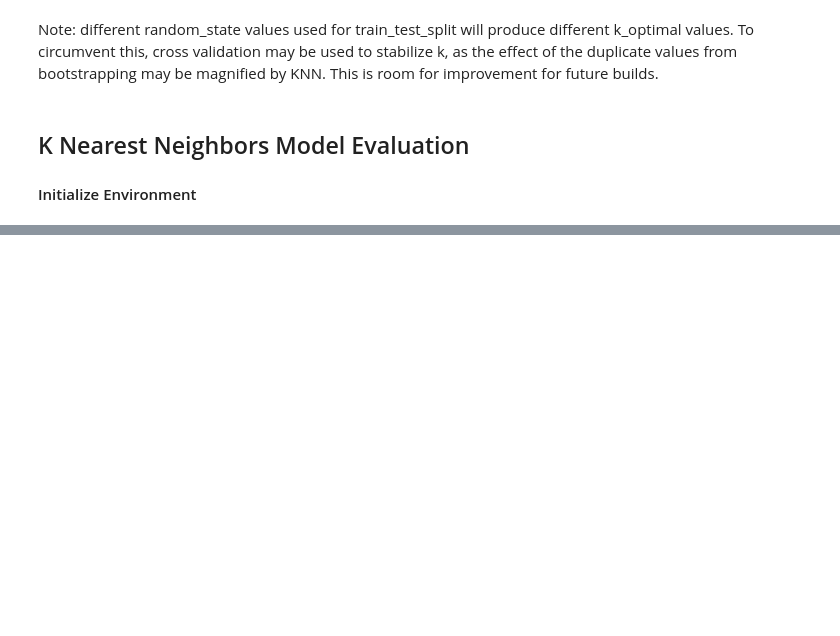
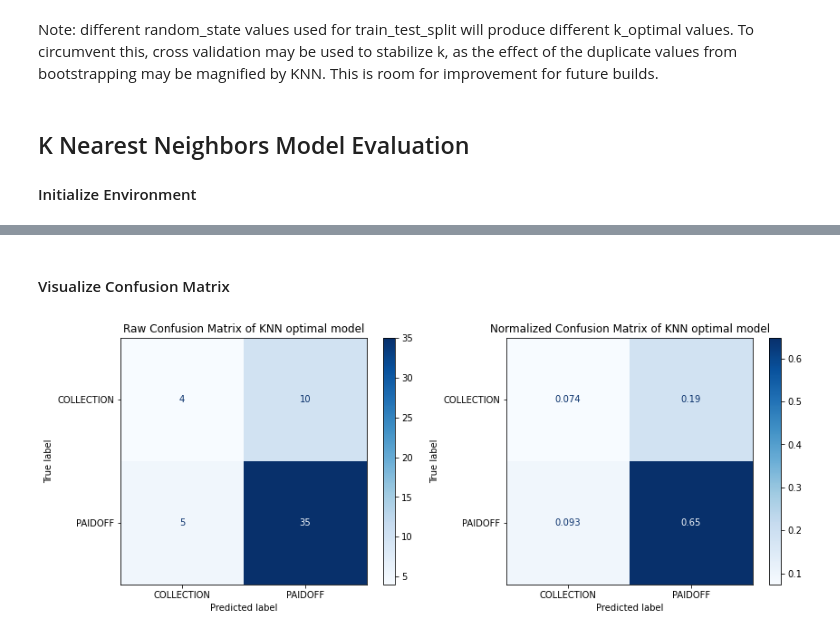
Before and after one commit to demic312/LoanDataProject, a Jupyter notebook: LoanData.ipynb, the cells around one changed output, grey strips where cells are left out. Cells and saved outputs as stored; diff of their text form; code cells hidden in the pictures; blank space fills up the shorter version.

Commit message:
Completed KNN Model Evaluation

```diff
--- a/LoanData.ipynb
+++ b/LoanData.ipynb
@@ -194,0 +215,8 @@ Note: different random_state values used for train_test_split will produce diffe
+# %%
+KNN_eval_df['eff_day_of_week'] = KNN_eval_df['effective_date'].dt.dayofweek
+
+KNN_eval_df.drop(KNN_eval_df.columns[[3, 4]], axis = 1, inplace = True);
+
+KNN_eval_df = KNN_eval_df[['loan_status', 'principal', 'terms', 'eff_day_of_week', 'age', 'education', 'gender']]
+
+display(KNN_eval_df.head())
@@ -194,0 +232,15 @@ Note: different random_state values used for train_test_split will produce diffe
+# %%
+KNN_eval_features_df = KNN_eval_df[['principal', 'terms', 'eff_day_of_week', 'age', 'gender', 'education']]
+KNN_eval_features = preprocessing.StandardScaler().fit(KNN_eval_features_df).transform(KNN_eval_features_df)
+KNN_eval_features_df = pd.DataFrame(KNN_eval_features)
+KNN_eval_features_df.set_axis(['principal', 'terms', 'eff_day_of_week', 'age', 'gender', 'education'], axis = 1, inplace = True)
+
+KNN_eval_target = KNN_eval_df['loan_status']
+KNN_eval_target_df = pd.DataFrame(KNN_eval_target)
+KNN_eval_target_df.set_axis(['loan_status'], axis = 1, inplace = True)
+
+print("Features:")
+display(KNN_eval_features_df.head())
+print()
+print("Target:")
+display(KNN_eval_target_df.head())
@@ -194,0 +264,7 @@ Note: different random_state values used for train_test_split will produce diffe
+# %%
+KNN_eval_predict = KNN_model.predict(KNN_eval_features)
+
+KNN_eval_predict_df = pd.DataFrame(KNN_eval_predict)
+KNN_eval_predict_df.set_axis(['predicted_loan_status'], axis = 1, inplace = True)
+
+display(KNN_eval_predict_df.head())
@@ -194,0 +278,19 @@ Note: different random_state values used for train_test_split will produce diffe
+# %% [markdown]
+#### Visualize Confusion Matrix
+# %%
+fig, ax = plt.subplots(1, 2, figsize = [7 * 2, 5 * 1])
+
+KNN_cm = confusion_matrix(KNN_eval_target, KNN_eval_predict, labels = KNN_model.classes_)
+KNN_cm_disp = ConfusionMatrixDisplay(confusion_matrix = KNN_cm, display_labels = KNN_model.classes_)
+KNN_cm_disp.plot(ax = ax[0], cmap = plt.cm.Blues)
+ax[0].title.set_text("Raw Confusion Matrix of KNN optimal model")
+
+KNN_cm_normalized = confusion_matrix(KNN_eval_target, KNN_eval_predict, normalize = 'all', labels = KNN_model.classes_)
+KNN_cm_normalized_disp = ConfusionMatrixDisplay(confusion_matrix = KNN_cm_normalized, display_labels = KNN_model.classes_)
+KNN_cm_normalized_disp.plot(ax = ax[1], cmap = plt.cm.Blues)
+ax[1].title.set_text("Normalized Confusion Matrix of KNN optimal model")
+
+plt.subplots_adjust(wspace = 0.2)
+plt.show()
+# %% [output]
+[figure, added]
```
Also changed, not shown: parts of 19 cells of this notebook.
